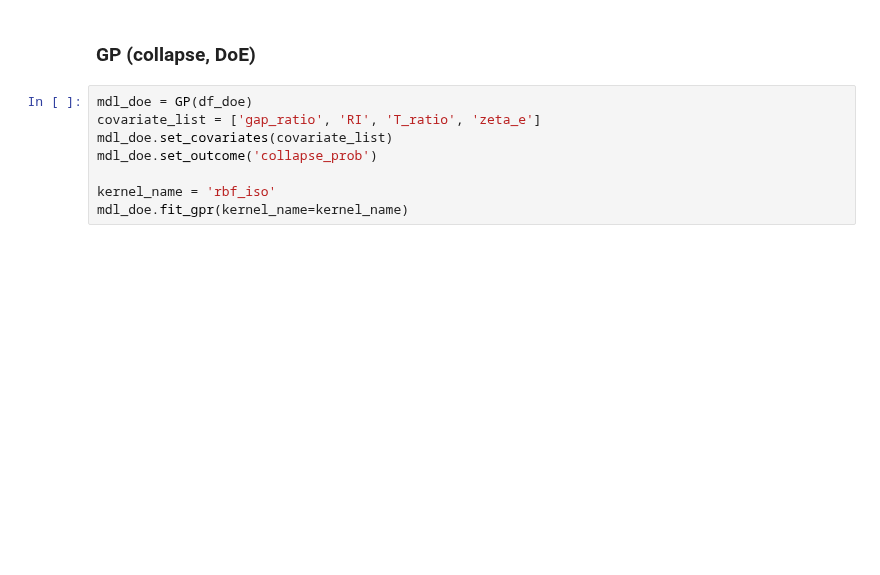
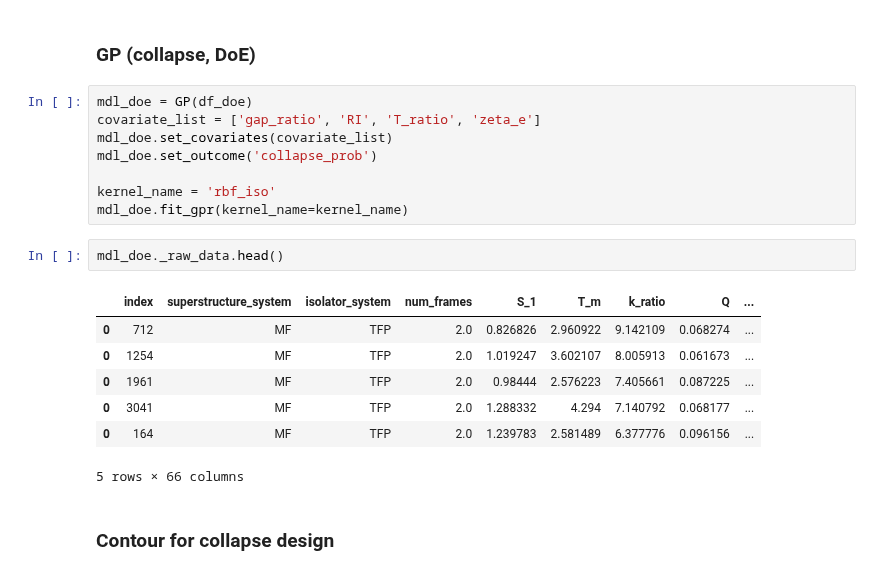
Before and after one commit to hgp297/isol-sys-database, a Jupyter notebook: src/paper/overview_presentation_figs.ipynb, the cells around one changed output. Cells and saved outputs as stored; diff of their text form; blank space fills up the shorter version.

```diff
--- a/src/paper/overview_presentation_figs.ipynb
+++ b/src/paper/overview_presentation_figs.ipynb
@@ -203,6 +195,18 @@ mdl_doe.set_outcome('collapse_prob')
 
 kernel_name = 'rbf_iso'
 mdl_doe.fit_gpr(kernel_name=kernel_name)
+# %%
+mdl_doe._raw_data.head()
+# %% [output]
+|  | index | superstructure_system | isolator_system | num_frames | S_1 | T_m | k_ratio | Q | ... |
+| 0 | 712 | MF | TFP | 2.0 | 0.826826 | 2.960922 | 9.142109 | 0.068274 | ... |
+| 0 | 1254 | MF | TFP | 2.0 | 1.019247 | 3.602107 | 8.005913 | 0.061673 | ... |
+| 0 | 1961 | MF | TFP | 2.0 | 0.98444 | 2.576223 | 7.405661 | 0.087225 | ... |
+| 0 | 3041 | MF | TFP | 2.0 | 1.288332 | 4.294 | 7.140792 | 0.068177 | ... |
+| 0 | 164 | MF | TFP | 2.0 | 1.239783 | 2.581489 | 6.377776 | 0.096156 | ... |
+5 rows × 66 columns
+# %% [markdown]
+### Contour for collapse design
 # %%
 plt.close('all')
 
```
Also changed, not shown: parts of 9 cells of this notebook.
